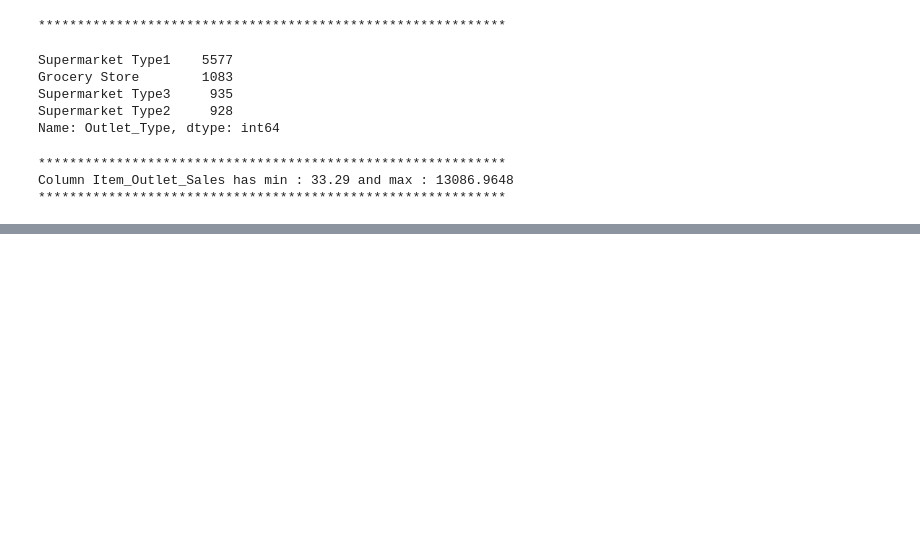
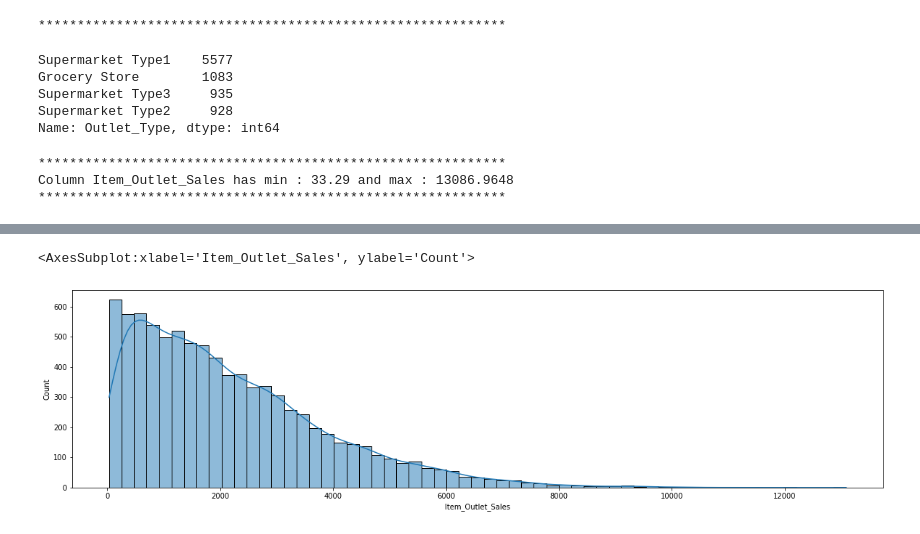
Before and after one commit to dongtv2/VTC_PYTHON_04, a Jupyter notebook: Labs/Lesson 02 Problem Solving - Bigmartsale.ipynb, the cells around one changed output, grey strips where cells are left out. Saved outputs shown, nothing was run; the diff lists cells and outputs as text; code cells hidden in the pictures; blank space fills up the shorter version.

```diff
--- a/Labs/Lesson 02 Problem Solving - Bigmartsale.ipynb
+++ b/Labs/Lesson 02 Problem Solving - Bigmartsale.ipynb
@@ -165,0 +251,7 @@ dtype: int64
+# %%
+import seaborn as sns
+plt.figure(figsize=(20,5))
+sns.histplot(train["Item_Outlet_Sales"], kde = True)
+# %% [output]
+<AxesSubplot:xlabel='Item_Outlet_Sales', ylabel='Count'>
+[figure, added]
```
Also changed, not shown: parts of 16 cells of this notebook, 5 other files.
